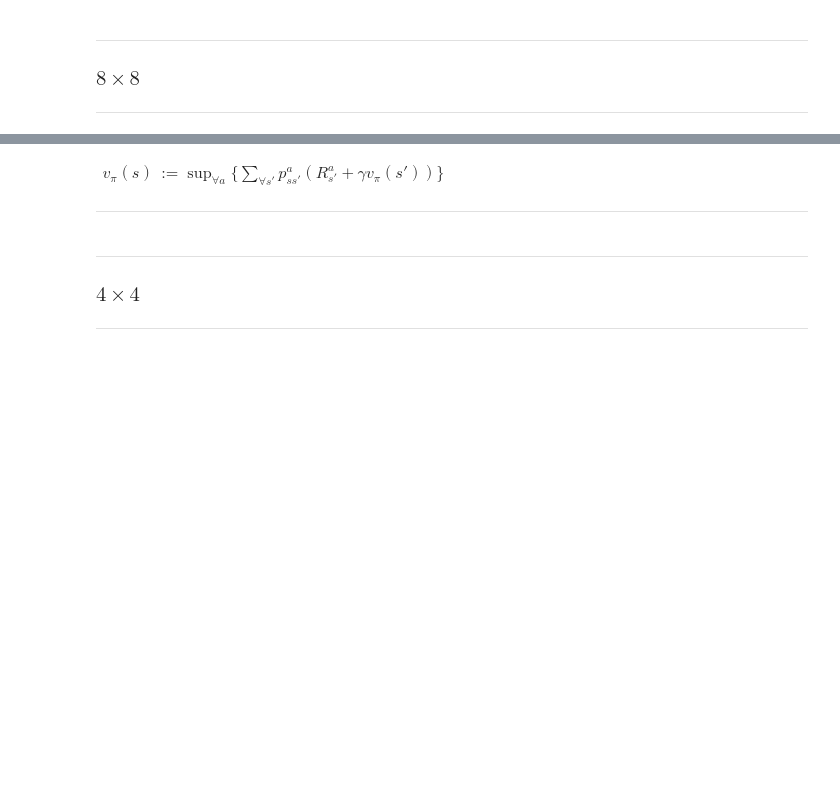
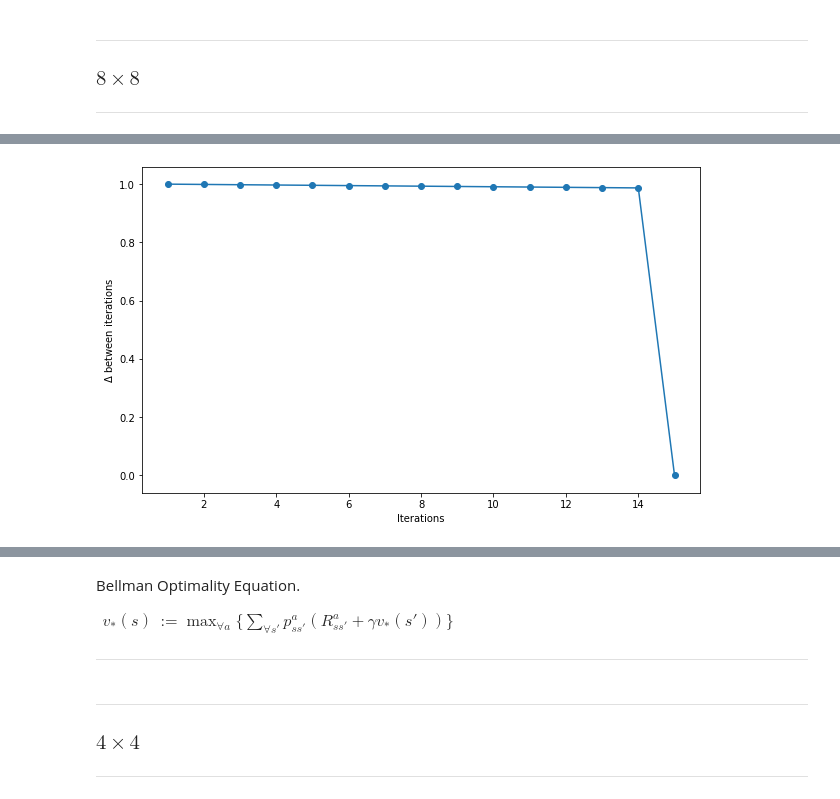
Before and after one commit to jeffreylim/RL_FrozenLake, a Jupyter notebook: FrozenLake_ValueIteration.ipynb, the cells around one changed output, grey strips where cells are left out. Cells and saved outputs as stored; diff of their text form; code cells hidden in the pictures; blank space fills up the shorter version.

```diff
--- a/FrozenLake_ValueIteration.ipynb
+++ b/FrozenLake_ValueIteration.ipynb
@@ -134,8 +148,10 @@ State Values:
 # %%
 env = gym.make('FrozenLake8x8-v0', is_slippery=False)
 
-if __name__=='__main__':
-    value_iteration(env, gamma, epsilon)
+gamma = 0.999
+epsilon = 0.01
+
+value_iteration(env, gamma, epsilon, simplified_state_value_evaluation)
 # %% [output]
 Start:
 
@@ -153,7 +169,8 @@ Number of Iterations:  15
 0.9891  0.99    0.991   0.0     0.995   0.996   0.997   0.998
 0.9881  0.0     0.0     0.995   0.996   0.997   0.0     0.999
 0.9891  0.0     0.993   0.994   0.0     0.998   0.0     1.0
 0.99    0.991   0.992   0.0     0.998   0.999   1.0     Goal
+[figure, added]
 # %% [markdown]
 ---
 
@@ -167,9 +184,11 @@ Number of Iterations:  15
 
 ---
 # %% [markdown]
+Bellman Optimality Equation.
+
 $
 \begin{align}
-v_{\pi}(s) &:= \sup_{\forall{a}} \{ \sum_{\forall{s'}} p_{ss'}^a (R_{s'}^a + \gamma v_{\pi}(s')) \}
+v_{*}(s) &:= \max_{\forall{a}} \{ \sum_{\forall{s'}} p_{ss'}^a (R_{ss'}^a + \gamma v_{*}(s')) \}
 \end{align}
 $
 
```
Also changed, not shown: parts of 10 cells of this notebook, 2 other files.
